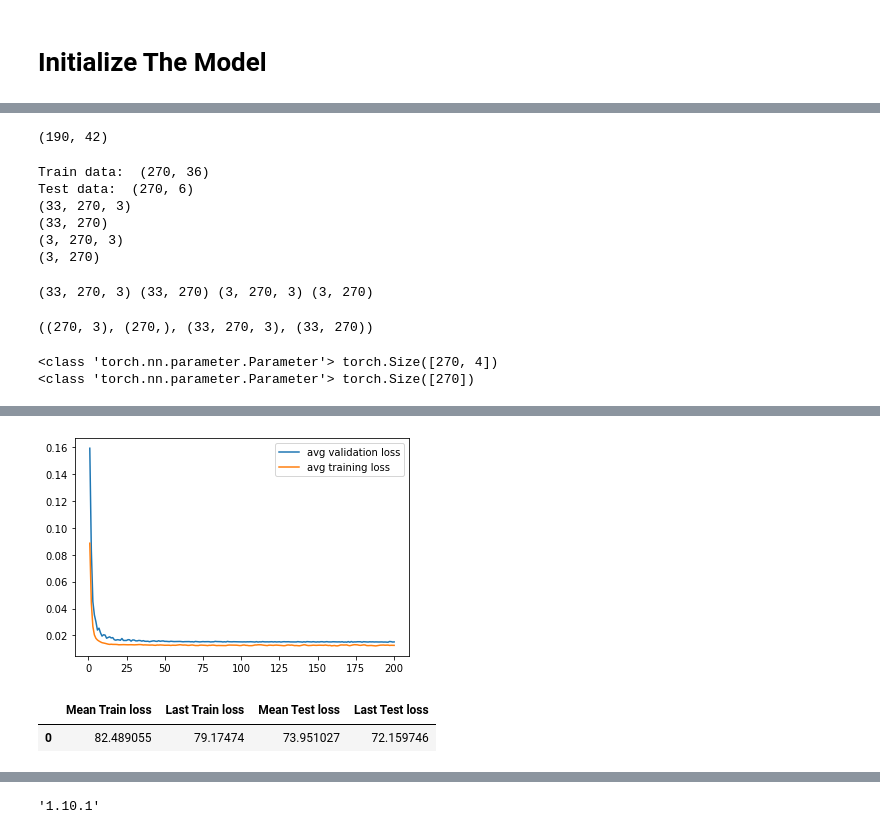
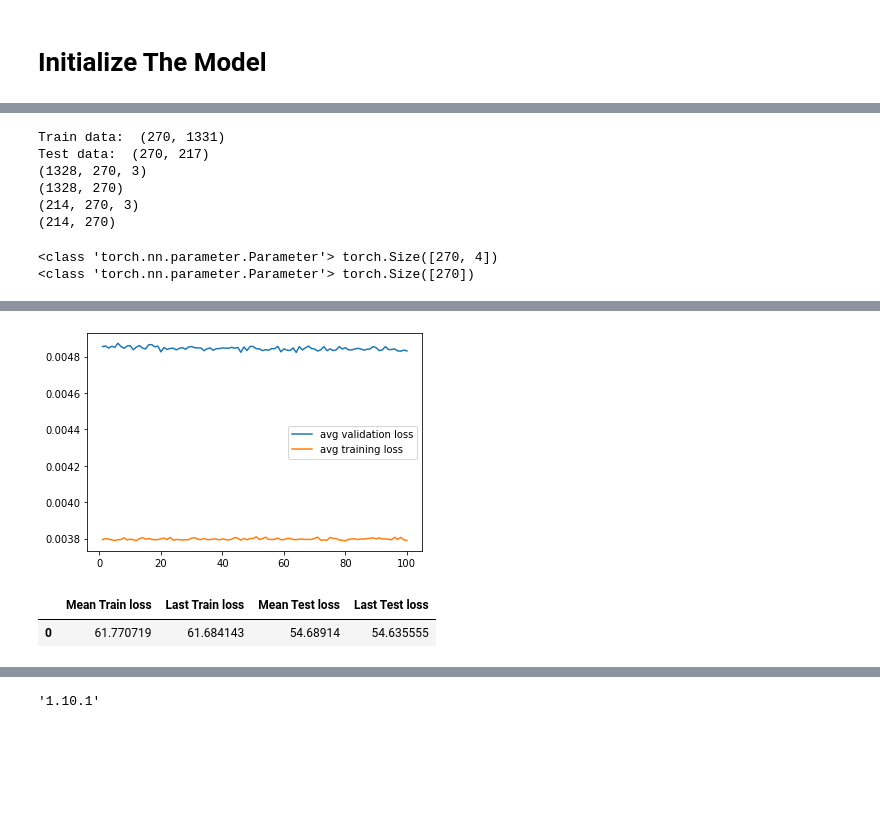
Before and after one commit to decoder3/gcn_lstm_forecasting, a Jupyter notebook: Pytorch-gcn_lstm/GCN_LSTM_v2.ipynb, the cells around one changed output, grey strips where cells are left out. Cells and saved outputs as stored; diff of their text form; code cells hidden in the pictures; blank space fills up the shorter version.

```diff
--- a/Pytorch-gcn_lstm/GCN_LSTM_v2.ipynb
+++ b/Pytorch-gcn_lstm/GCN_LSTM_v2.ipynb
@@ -204,11 +204,12 @@ def plot_predictions(test_output, test_true, save_path=None):
 # %% [markdown]
 # Initialize The Model
 # %%
-df = data_preparation('../dataset/Dec/2020-12-1_all.csv')
-for i in range(2, 8):
-    datafile = '../dataset/Dec/2020-12-'
-    datafile +=  str(i) if i<10 else str(i)
-    datafile +=  '_all.csv'
-    df1 = data_preparation(datafile)
-    df = pd.concat([df,df1], axis=1)
-    df = df.fillna(0)
+# df = data_preparation('../dataset/Dec/2020-12-1_all.csv')
+# for i in range(2, 8):
+#     datafile = '../dataset/Dec/2020-12-'
+#     datafile +=  str(i) if i<10 else str(i)
+#     datafile +=  '_all.csv'
+#     df1 = data_preparation(datafile)
+#     df = pd.concat([df,df1], axis=1)
+df = pd.read_pickle('../dataset/df.pkl')
+df.head()
@@ -226,31 +226,19 @@ df.head()
-# %%
-df.shape
-# %% [output]
-(190, 42)
 # %%
 trainX, trainY, testX, testY, train_data = prepare_train_data(df, grid_points_indices, train_size = 0.86)
 # %% [output]
-Train data:  (270, 36)
-Test data:  (270, 6)
-(33, 270, 3)
-(33, 270)
-(3, 270, 3)
-(3, 270)
+Train data:  (270, 1331)
+Test data:  (270, 217)
+(1328, 270, 3)
+(1328, 270)
+(214, 270, 3)
+(214, 270)
-# %%
-print(trainX.shape, trainY.shape, testX.shape, testY.shape)
-# %% [output]
-(33, 270, 3) (33, 270) (3, 270, 3) (3, 270)
-# %%
-trainX[0].shape, trainY[0].shape, trainX.shape, trainY.shape
-# %% [output]
-((270, 3), (270,), (33, 270, 3), (33, 270))
 # %%
 from gcn_lstm import GCN_LSTM
 import numpy as np
 import torch
 adj = adj.astype(np.float32)
-model=GCN_LSTM(torch.from_numpy(adj), grid_size = 270, seq_len = 3, gc_sizes = [4, 4], lstm_sizes = [4])
-optimizer = optim.Adam(model.parameters(), lr=0.05, betas=(0.9, 0.999), eps=1e-05)
+model=GCN_LSTM(torch.from_numpy(adj), grid_size = 270, seq_len = 3, gc_sizes = [16, 8, 4], lstm_sizes = [8, 4])
+optimizer = optim.Adam(model.parameters(), lr=0.01, betas=(0.9, 0.999), eps=1e-05)
 # %%
 for param in model.parameters():
     print(type(param), param.size())
@@ -258,7 +246,6 @@ for param in model.parameters():
 <class 'torch.nn.parameter.Parameter'> torch.Size([270, 4])
 <class 'torch.nn.parameter.Parameter'> torch.Size([270])
 # %%
-
 def train_model(model, optimizer, trainX, trainY, testX, testY, n_epochs, batch_size):
     # convert all data to tensor
     trainX = torch.from_numpy(trainX.astype(np.float32))
@@ -275,24 +262,28 @@ def train_model(model, optimizer, trainX, trainY, testX, testY, n_epochs, batch_
     for epoch in range(n_epochs):
         train_loss = 0.0
         valid_loss = 0.0
+        train_len = 0
+        valid_len = 0
         for _, (inputs, targets) in enumerate(trainLoader):
             model.train()
             outputs = model(inputs)
-            loss = my_loss(outputs, targets)
+            loss, tlen = my_loss(outputs, targets)
             optimizer.zero_grad()
             loss.backward()
             optimizer.step()
-            train_loss += loss.item()*len(inputs)
+            train_loss += loss.item()
+            train_len += tlen
 
         with torch.no_grad():
             for _, (inputs, targets) in enumerate(testLoader):
                 model.eval()
                 outputs = model(inputs)
-                loss = my_loss(outputs, targets)
-                valid_loss += loss.item()*len(inputs)
+                loss, tlen = my_loss(outputs, targets)
+                valid_loss += loss.item()
+                valid_len += tlen
 
-        train_loss /= len(trainX)
-        valid_loss /= len(testX)
+        train_loss /= train_len
+        valid_loss /= valid_len
         train_mse.append(train_loss)
         validation_mse.append(valid_loss)
         train_rmse.append(math.sqrt(train_loss))
@@ -303,10 +294,10 @@ def train_model(model, optimizer, trainX, trainY, testX, testY, n_epochs, batch_
 
     return train_mse, train_rmse, validation_mse, validation_rmse
 # %%
-train_mse, train_rmse, validation_mse, validation_rmse = train_model(model, optimizer, trainX, trainY, testX, testY, 200, 5)
+train_mse, train_rmse, validation_mse, validation_rmse = train_model(model, optimizer, trainX, trainY, testX, testY, 100, 20)
 from matplotlib import pyplot as plt
-plt.plot(np.arange(1, 201), train_mse, label='avg validation loss')
-plt.plot(np.arange(1, 201), validation_mse, label='avg training loss')
+plt.plot(np.arange(1, 101), train_mse, label='avg validation loss')
+plt.plot(np.arange(1, 101), validation_mse, label='avg training loss')
 plt.legend()
 plt.show()
 get_out_df(train_rmse, validation_rmse)
@@ -334,3 +315,3 @@ Epoch 200        Train Loss:  {0.015155926995882483} Valid Loss:  {0.01258923113
-[figure, old version]
+[figure, new version]
 |  | Mean Train loss | Last Train loss | Mean Test loss | Last Test loss |
-| 0 | 82.489055 | 79.17474 | 73.951027 | 72.159746 |
+| 0 | 61.770719 | 61.684143 | 54.68914 | 54.635555 |
```
Also changed, not shown: parts of 8 cells of this notebook, 1 other file.
